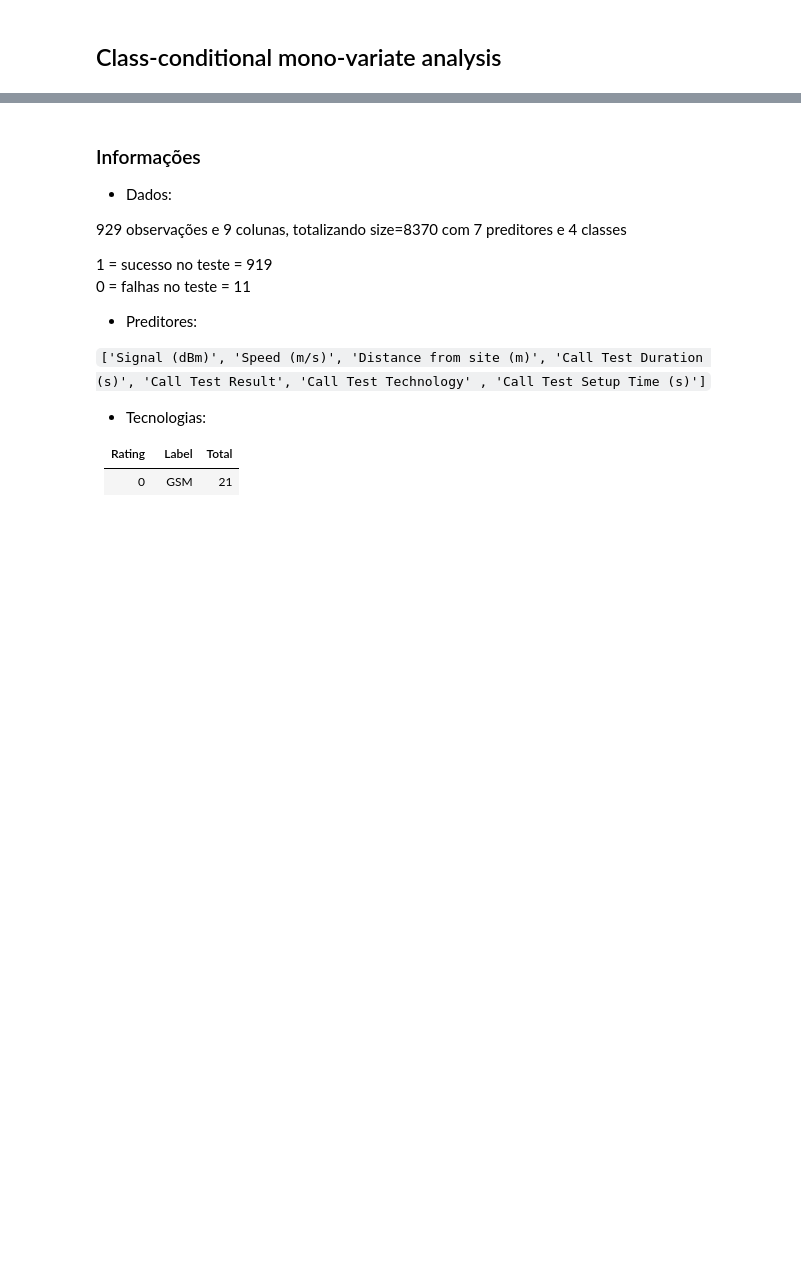
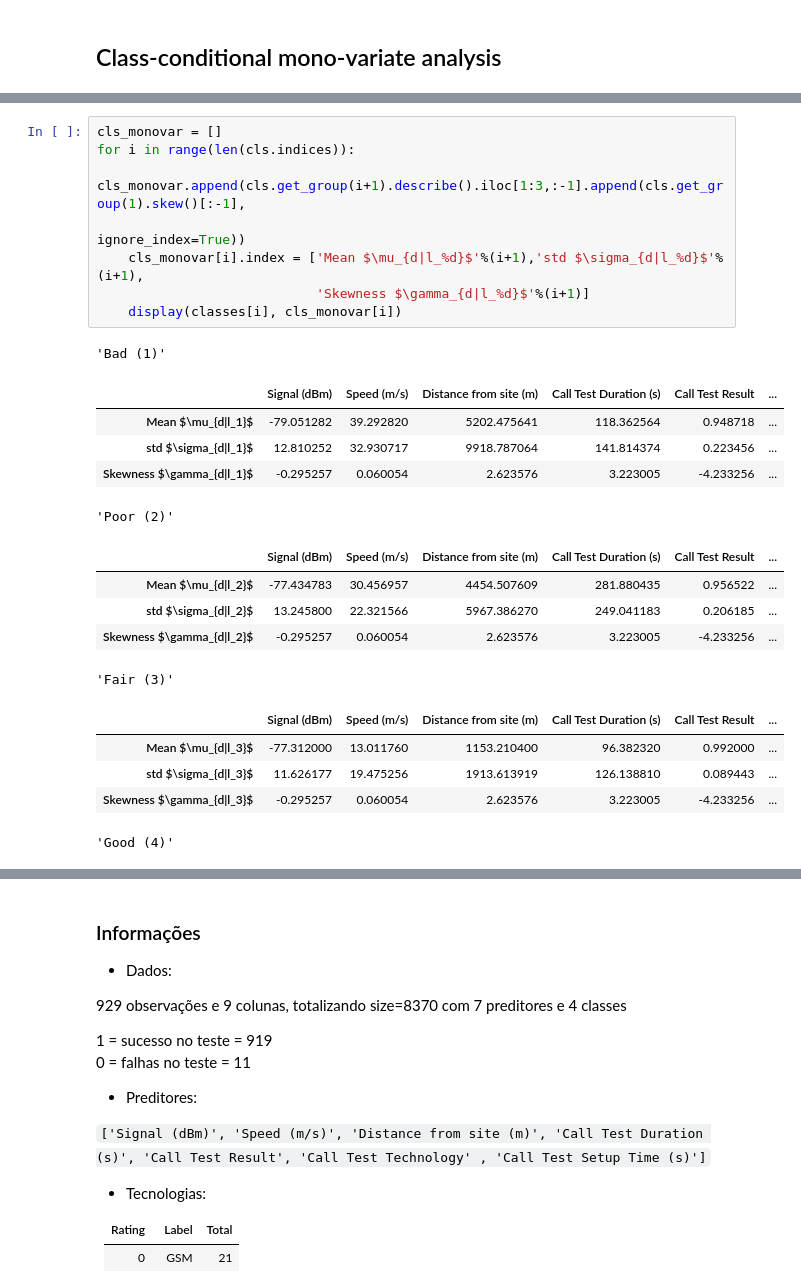
Before and after one commit to ezequiasjunior/ica2019.2, a Jupyter notebook: data_preprocess.ipynb, the cells around one changed output, grey strips where cells are left out. Cells and saved outputs as stored; diff of their text form; blank space fills up the shorter version.

```diff
--- a/data_preprocess.ipynb
+++ b/data_preprocess.ipynb
@@ -97,0 +56,25 @@ dtype: object
+# %%
+cls_monovar = []
+for i in range(len(cls.indices)):
+    cls_monovar.append(cls.get_group(i+1).describe().iloc[1:3,:-1].append(cls.get_group(1).skew()[:-1],
+                                                                          ignore_index=True))
+    cls_monovar[i].index = ['Mean $\mu_{d|l_%d}$'%(i+1),'std $\sigma_{d|l_%d}$'%(i+1),
+                            'Skewness $\gamma_{d|l_%d}$'%(i+1)]
+    display(classes[i], cls_monovar[i])
+# %% [output]
+'Bad (1)'
+|  | Signal (dBm) | Speed (m/s) | Distance from site (m) | Call Test Duration (s) | Call Test Result | ... |
+| Mean $\mu_{d|l_1}$ | -79.051282 | 39.292820 | 5202.475641 | 118.362564 | 0.948718 | ... |
+| std $\sigma_{d|l_1}$ | 12.810252 | 32.930717 | 9918.787064 | 141.814374 | 0.223456 | ... |
+| Skewness $\gamma_{d|l_1}$ | -0.295257 | 0.060054 | 2.623576 | 3.223005 | -4.233256 | ... |
+'Poor (2)'
+|  | Signal (dBm) | Speed (m/s) | Distance from site (m) | Call Test Duration (s) | Call Test Result | ... |
+| Mean $\mu_{d|l_2}$ | -77.434783 | 30.456957 | 4454.507609 | 281.880435 | 0.956522 | ... |
+| std $\sigma_{d|l_2}$ | 13.245800 | 22.321566 | 5967.386270 | 249.041183 | 0.206185 | ... |
+| Skewness $\gamma_{d|l_2}$ | -0.295257 | 0.060054 | 2.623576 | 3.223005 | -4.233256 | ... |
+'Fair (3)'
+|  | Signal (dBm) | Speed (m/s) | Distance from site (m) | Call Test Duration (s) | Call Test Result | ... |
+| Mean $\mu_{d|l_3}$ | -77.312000 | 13.011760 | 1153.210400 | 96.382320 | 0.992000 | ... |
+| std $\sigma_{d|l_3}$ | 11.626177 | 19.475256 | 1913.613919 | 126.138810 | 0.089443 | ... |
+| Skewness $\gamma_{d|l_3}$ | -0.295257 | 0.060054 | 2.623576 | 3.223005 | -4.233256 | ... |
+'Good (4)'
```
Also changed, not shown: parts of 9 cells of this notebook.
